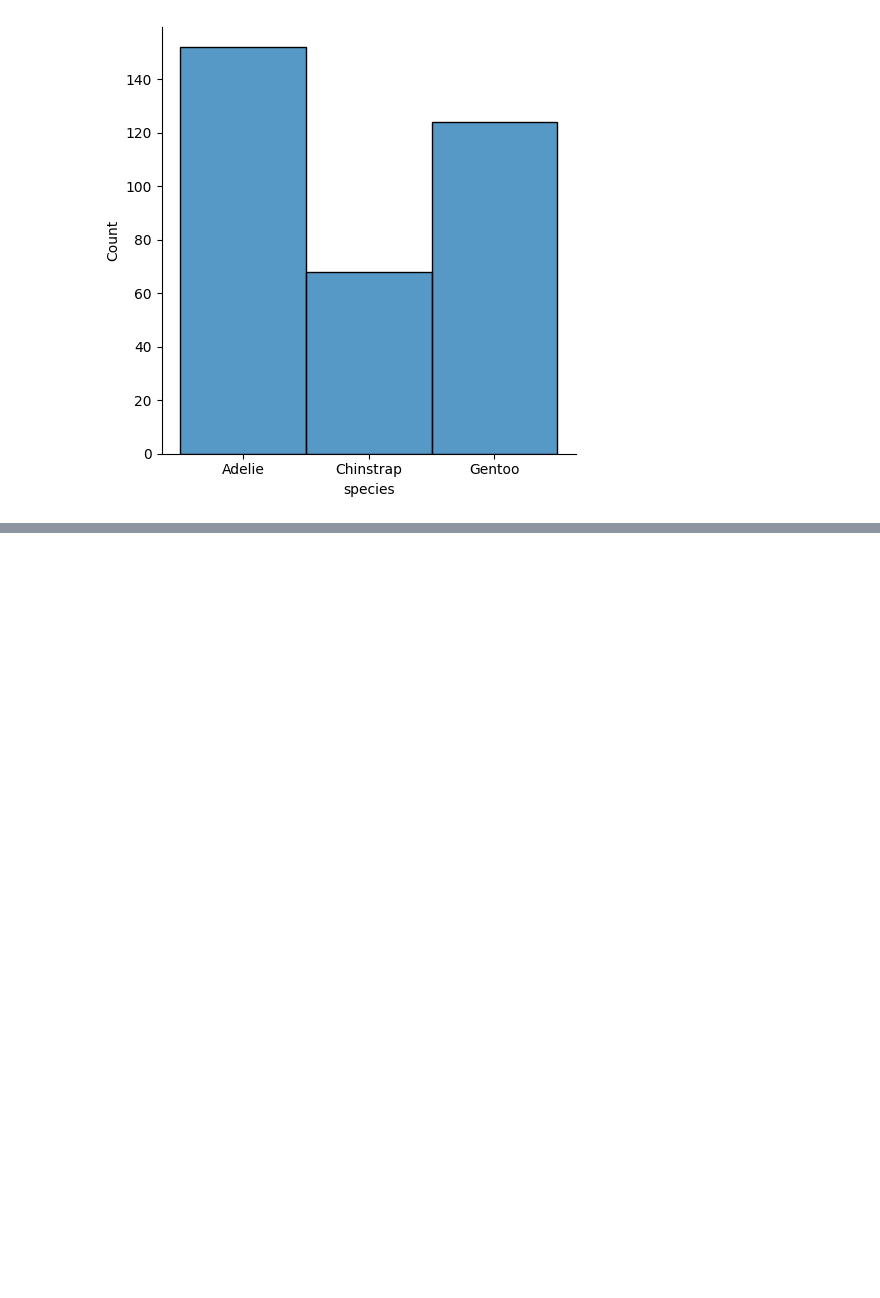
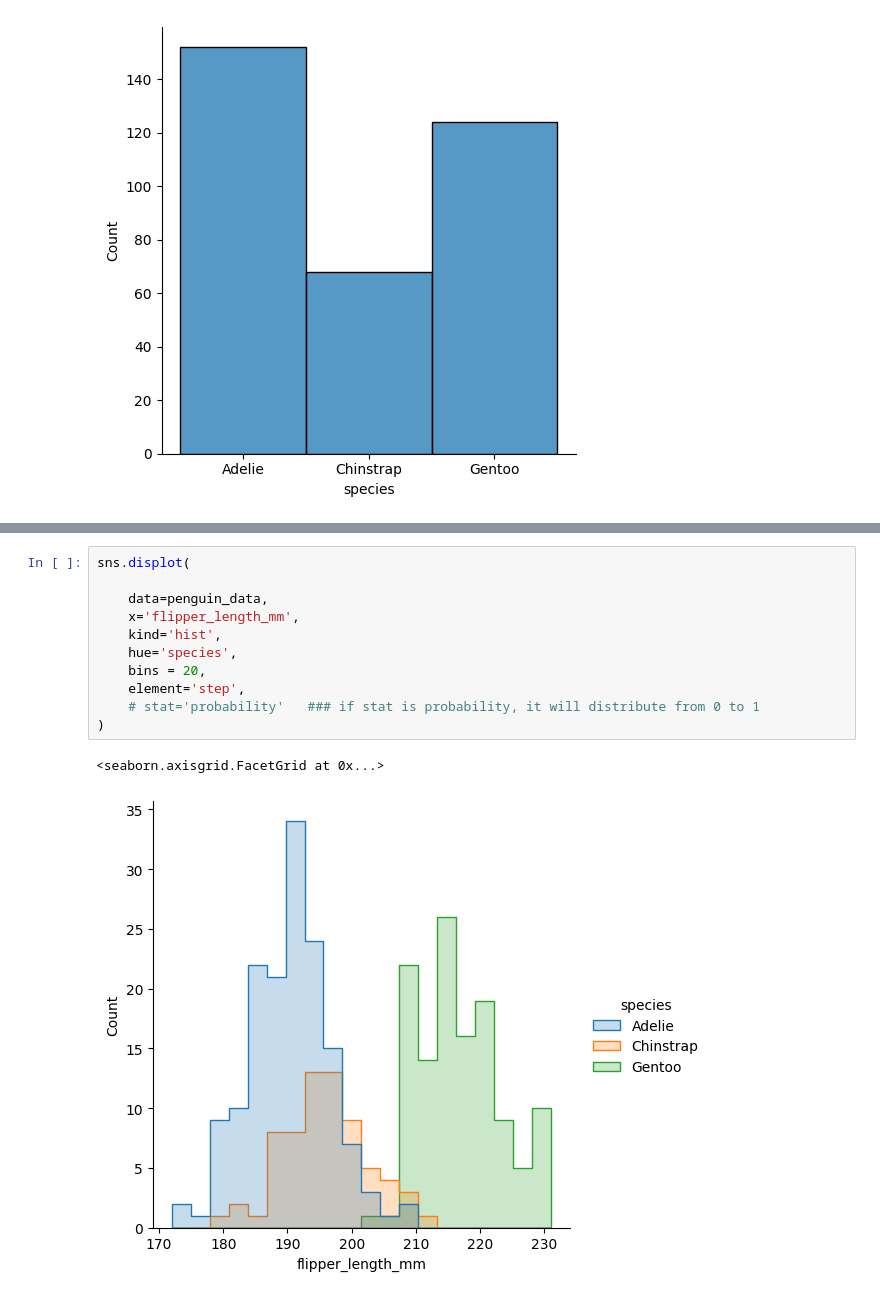
Before and after one commit to KamranMdShaikh/mlops_gitngithub, a Jupyter notebook: data_visualizaion.ipynb, the cells around one changed output, grey strips where cells are left out. Drawn from its saved outputs; the diff is of its cells as text; blank space fills up the shorter version.

```diff
--- a/data_visualizaion.ipynb
+++ b/data_visualizaion.ipynb
@@ -137,0 +139,14 @@ sns.displot(
+# %%
+sns.displot(
+
+    data=penguin_data,
+    x='flipper_length_mm',
+    kind='hist',
+    hue='species',
+    bins = 20,
+    element='step',
+    # stat='probability'   ### if stat is probability, it will distribute from 0 to 1
+)
+# %% [output]
+<seaborn.axisgrid.FacetGrid at 0x...>
+[figure, added]
```
Also changed, not shown: parts of 3 cells of this notebook.
